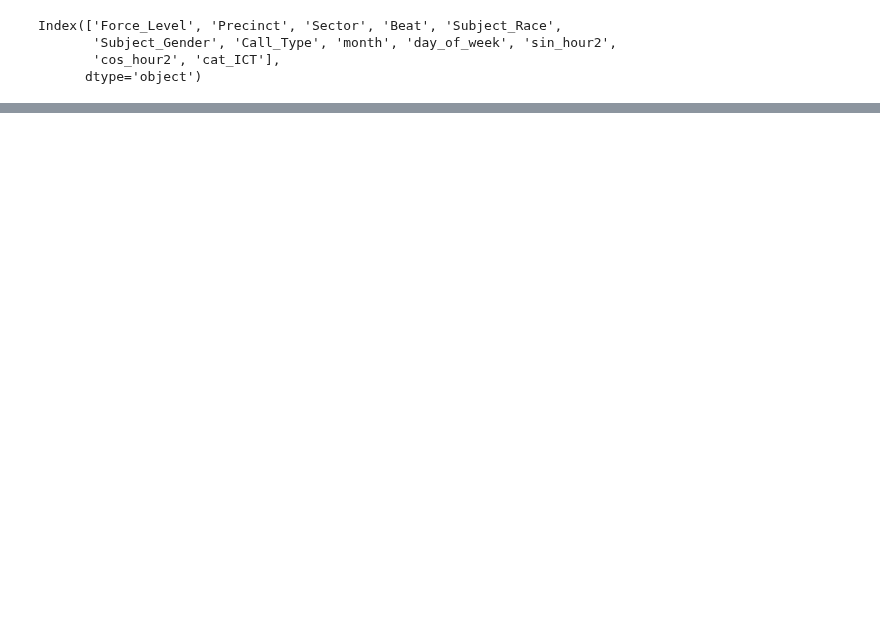
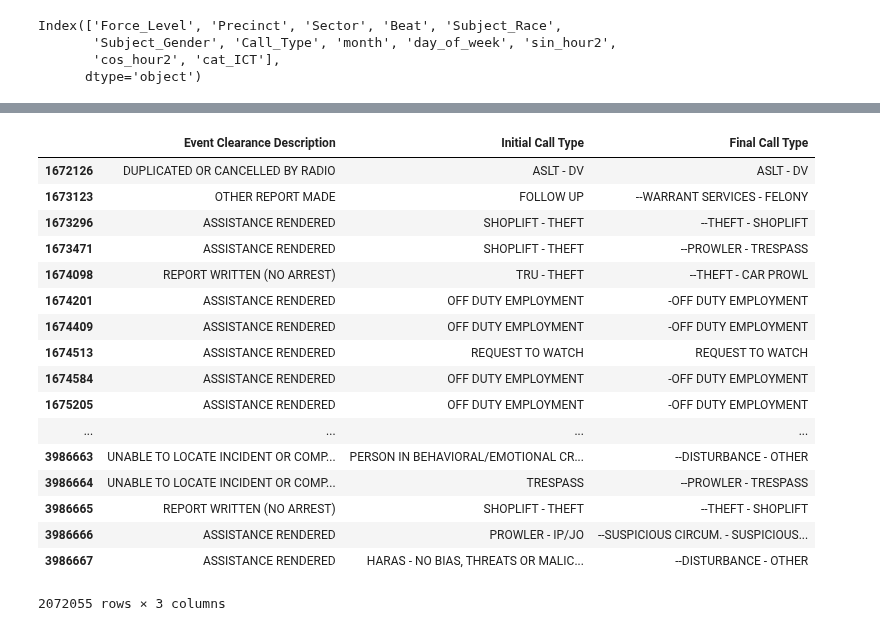
Before and after one commit to SarahMBurgart/use-of-force, a Jupyter notebook: Visuals.ipynb, the cells around one changed output, grey strips where cells are left out. Cells and saved outputs as stored; diff of their text form; code cells hidden in the pictures; blank space fills up the shorter version.

Commit message:
more data exploration

```diff
--- a/Visuals.ipynb
+++ b/Visuals.ipynb
@@ -274,0 +413,5 @@ sns.heatmap()
+# %%
+calls = pd.read_pickle("data/calls17_cleaned_not_in_rev_df.pkl")
+# %%
+calls.drop(["CAD Event Number", "year"], axis=1, inplace=True)
+calls.info()
@@ -274,0 +448,21 @@ sns.heatmap()
+# %%
+calls[["Event Clearance Description", "Initial Call Type","Final Call Type"]]
+# %% [output]
+|  | Event Clearance Description | Initial Call Type | Final Call Type |
+| 1672126 | DUPLICATED OR CANCELLED BY RADIO | ASLT - DV | ASLT - DV |
+| 1673123 | OTHER REPORT MADE | FOLLOW UP | --WARRANT SERVICES - FELONY |
+| 1673296 | ASSISTANCE RENDERED | SHOPLIFT - THEFT | --THEFT - SHOPLIFT |
+| 1673471 | ASSISTANCE RENDERED | SHOPLIFT - THEFT | --PROWLER - TRESPASS |
+| 1674098 | REPORT WRITTEN (NO ARREST) | TRU - THEFT | --THEFT - CAR PROWL |
+| 1674201 | ASSISTANCE RENDERED | OFF DUTY EMPLOYMENT | -OFF DUTY EMPLOYMENT |
+| 1674409 | ASSISTANCE RENDERED | OFF DUTY EMPLOYMENT | -OFF DUTY EMPLOYMENT |
+| 1674513 | ASSISTANCE RENDERED | REQUEST TO WATCH | REQUEST TO WATCH |
+| 1674584 | ASSISTANCE RENDERED | OFF DUTY EMPLOYMENT | -OFF DUTY EMPLOYMENT |
+| 1675205 | ASSISTANCE RENDERED | OFF DUTY EMPLOYMENT | -OFF DUTY EMPLOYMENT |
+| ... | ... | ... | ... |
+| 3986663 | UNABLE TO LOCATE INCIDENT OR COMP... | PERSON IN BEHAVIORAL/EMOTIONAL CR... | --DISTURBANCE - OTHER |
+| 3986664 | UNABLE TO LOCATE INCIDENT OR COMP... | TRESPASS | --PROWLER - TRESPASS |
+| 3986665 | REPORT WRITTEN (NO ARREST) | SHOPLIFT - THEFT | --THEFT - SHOPLIFT |
+| 3986666 | ASSISTANCE RENDERED | PROWLER - IP/JO | --SUSPICIOUS CIRCUM. - SUSPICIOUS... |
+| 3986667 | ASSISTANCE RENDERED | HARAS - NO BIAS, THREATS OR MALIC... | --DISTURBANCE - OTHER |
+2072055 rows × 3 columns
```
Also changed, not shown: parts of 29 cells of this notebook, 4 other files.
